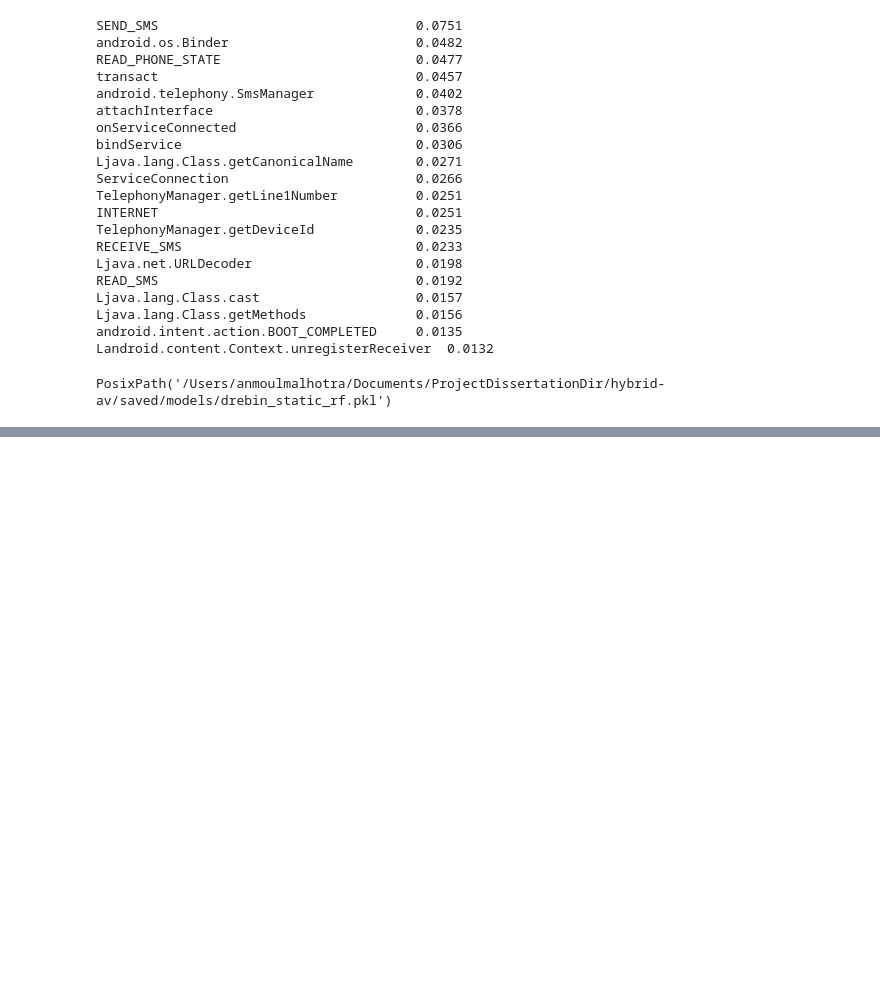
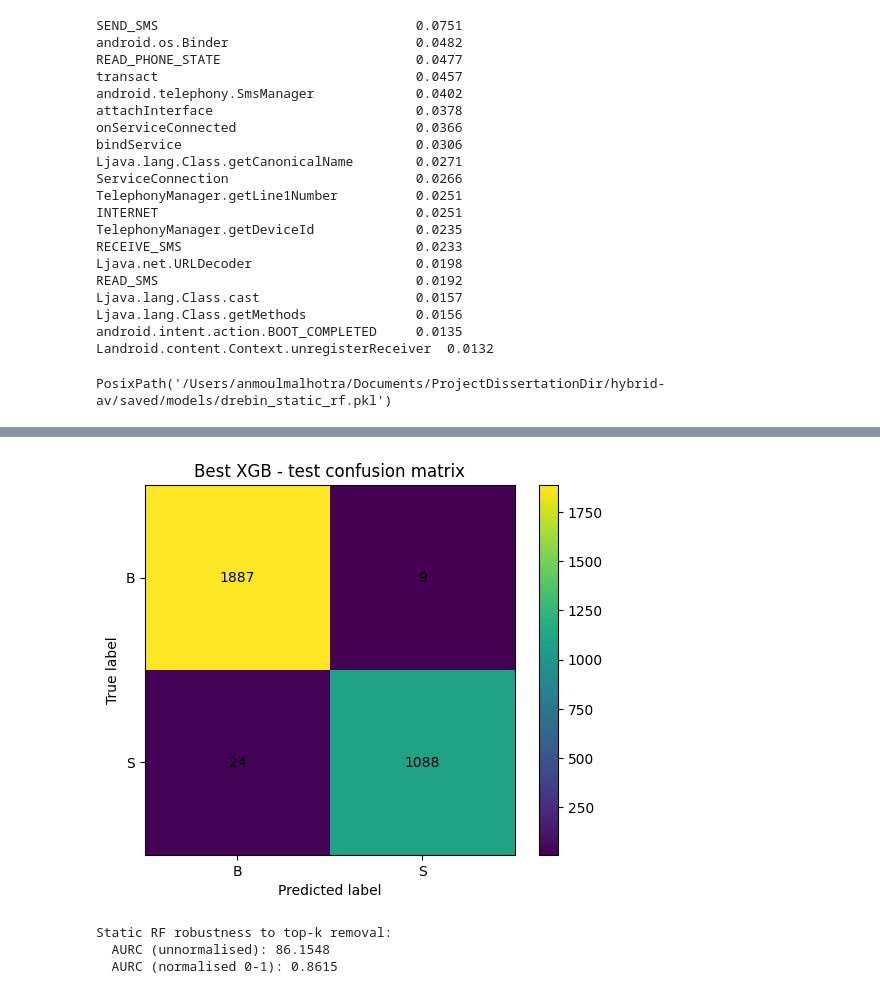
Before and after one commit to AM2356/hybrid-av, a Jupyter notebook: notebooks/01_drebin_static_baseline.ipynb, the cells around one changed output, grey strips where cells are left out. Cells and saved outputs as stored; diff of their text form; code cells hidden in the pictures; blank space fills up the shorter version.

```diff
--- a/notebooks/01_drebin_static_baseline.ipynb
+++ b/notebooks/01_drebin_static_baseline.ipynb
@@ -181,3 +181,12 @@ dump(rf, model_path)
 model_path
 # %% [output]
 PosixPath('/Users/anmoulmalhotra/Documents/ProjectDissertationDir/hybrid-av/saved/models/drebin_static_rf.pkl')
+# %%
+# Encode labels for XGBoost: B to 0, S to 1
+label_map = {'B': 0, 'S': 1}
+
+y_train_enc = y_train.map(label_map)
+y_val_enc   = y_val.map(label_map)
+y_test_enc  = y_test.map(label_map)
+
+y_train_enc.unique(), y_val_enc.unique(), y_test_enc.unique()
@@ -183,0 +653,69 @@ PosixPath('/Users/anmoulmalhotra/Documents/ProjectDissertationDir/hybrid-av/save
+# %%
+# XGB confusion matrix (here we decode predictions back to B/S)
+inv_label_map = {0: "B", 1: "S"}
+y_test_pred_xgb = pd.Series(y_test_pred_xgb_enc, index=y_test.index).map(inv_label_map)
+
+cm_xgb = confusion_matrix(y_test, y_test_pred_xgb, labels=["B", "S"])
+
+fig, ax = plt.subplots()
+im = ax.imshow(cm_xgb, interpolation="nearest")
+ax.set_title("Best XGB - test confusion matrix")
+ax.set_xlabel("Predicted label")
+ax.set_ylabel("True label")
+ax.set_xticks([0, 1])
+ax.set_yticks([0, 1])
+ax.set_xticklabels(["B", "S"])
+ax.set_yticklabels(["B", "S"])
+
+for i in range(cm_xgb.shape[0]):
+    for j in range(cm_xgb.shape[1]):
+        ax.text(j, i, cm_xgb[i, j], ha="center", va="center")
+
+plt.colorbar(im, ax=ax)
+plt.show()
+# %% [output]
+[figure, added]
+# %%
+import numpy as np
+from sklearn.metrics import accuracy_score, f1_score
+import pandas as pd
+
+#Use the robustness results here
+#robust_df already exists from the earlier robustness experiment
+# columns are k_removed, n_features_left, val_acc, val_macro_f1, etc.)
+df_res = robust_df.rename(columns={"val_acc": "val_accuracy"}).copy()
+
+# baseline (k = 0) from the original RF we used for the robustness experiment
+baseline_val_pred = rf.predict(X_val)
+baseline_acc = accuracy_score(y_val, baseline_val_pred)
+baseline_f1  = f1_score(y_val, baseline_val_pred, average="macro")
+
+baseline_row = pd.DataFrame({
+    "k_removed":   [0],
+    "val_accuracy": [baseline_acc],
+    "val_macro_f1": [baseline_f1],
+})
+
+# add baseline point and sort by k
+df_res_with0 = pd.concat([baseline_row, df_res[["k_removed", "val_accuracy", "val_macro_f1"]]],
+                         ignore_index=True)
+df_res_with0 = df_res_with0.sort_values("k_removed")
+
+x = df_res_with0["k_removed"].values.astype(float)
+y = df_res_with0["val_macro_f1"].values.astype(float)
+
+#manual trapezoidal integration AURC
+dx    = np.diff(x)                 #differences in k
+avg_y = (y[1:] + y[:-1]) / 2.0     #average F1 between adjacent points
+aurc  = np.sum(avg_y * dx)         #sum of trapezoid areas
+
+max_k_range = x.max() - x.min()
+aurc_norm   = aurc / max_k_range if max_k_range > 0 else np.nan
+
+print("Static RF robustness to top-k removal:")
+print("  AURC (unnormalised):", round(float(aurc), 4))
+print("  AURC (normalised 0-1):", round(float(aurc_norm), 4))
+# %% [output]
+Static RF robustness to top-k removal:
+  AURC (unnormalised): 86.1548
+  AURC (normalised 0-1): 0.8615
```
Also changed, not shown: parts of 17 cells of this notebook, 3 other files.
